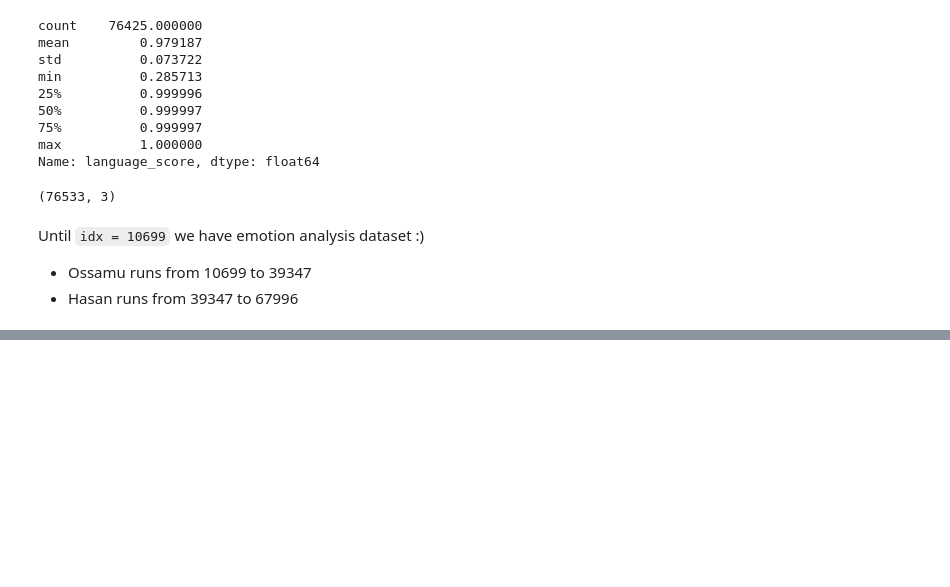
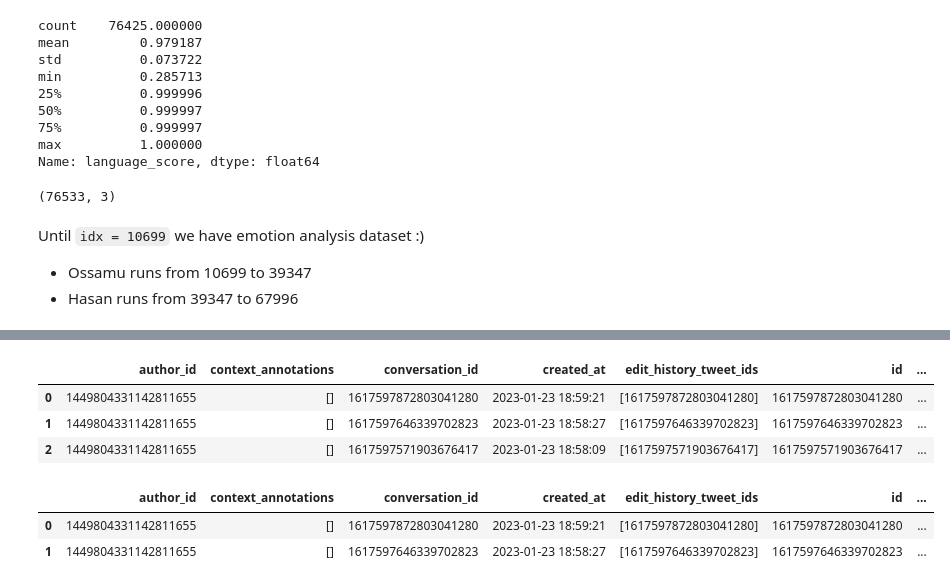
Before and after one commit to ossamum/kuleuven-thesis, a Jupyter notebook: 00_tweets_dataset_versioning.ipynb, the cells around one changed output, grey strips where cells are left out. Saved outputs shown, nothing was run; the diff lists cells and outputs as text; code cells hidden in the pictures; blank space fills up the shorter version.

```diff
--- a/00_tweets_dataset_versioning.ipynb
+++ b/00_tweets_dataset_versioning.ipynb
@@ -980,0 +986,41 @@ tweets_df_v11.to_pickle("all_tweets_v11.pkl")
+# %%
+tweets_df_v12 = pd.read_pickle("all_tweets_v11.pkl")
+tweets_df_v12.head(3)
+# %% [output]
+|  | author_id | context_annotations | conversation_id | created_at | edit_history_tweet_ids | id | ... |
+| 0 | 1449804331142811655 | [] | 1617597872803041280 | 2023-01-23 18:59:21 | [1617597872803041280] | 1617597872803041280 | ... |
+| 1 | 1449804331142811655 | [] | 1617597646339702823 | 2023-01-23 18:58:27 | [1617597646339702823] | 1617597646339702823 | ... |
+| 2 | 1449804331142811655 | [] | 1617597571903676417 | 2023-01-23 18:58:09 | [1617597571903676417] | 1617597571903676417 | ... |
+# %%
+tweets_df_v12["age_of_account_in_days_author_when_tweeted"] = (
+    tweets_df_v12["age_of_account_in_days_author"]
+    - (datetime(2023, 1, 31) - tweets_df_v12.created_at).dt.days
+)
+# %%
+important_events = {
+    "Russia-Ukraine war": datetime(2022, 2, 24),
+    "ban on woman rights rally": datetime(2022, 3, 8),
+    "life imprisonment of Osman Kavala": datetime(2022, 4, 25),
+    "zahko attack": datetime(2022, 7, 20),
+    "advertising anti-LGBT": datetime(2022, 9, 19),
+    "new censorship law": datetime(2022, 10, 13),
+    "police kills a turkish man": datetime(2023, 1, 8),
+}
+
+
+def is_posted_during_an_important_event(time_created_at: datetime):
+    return any(
+        7 >= (time_created_at - event_date).days >= -2
+        for event_date in important_events.values()
+    )
+
+
+tweets_df_v12["posted_during_an_important_event"] = tweets_df_v12.created_at.apply(
+    is_posted_during_an_important_event
+)
+# %%
+tweets_df_v12.head(2)
+# %% [output]
+|  | author_id | context_annotations | conversation_id | created_at | edit_history_tweet_ids | id | ... |
+| 0 | 1449804331142811655 | [] | 1617597872803041280 | 2023-01-23 18:59:21 | [1617597872803041280] | 1617597872803041280 | ... |
+| 1 | 1449804331142811655 | [] | 1617597646339702823 | 2023-01-23 18:58:27 | [1617597646339702823] | 1617597646339702823 | ... |
```
Also changed, not shown: parts of 18 cells of this notebook, 1 other file.
